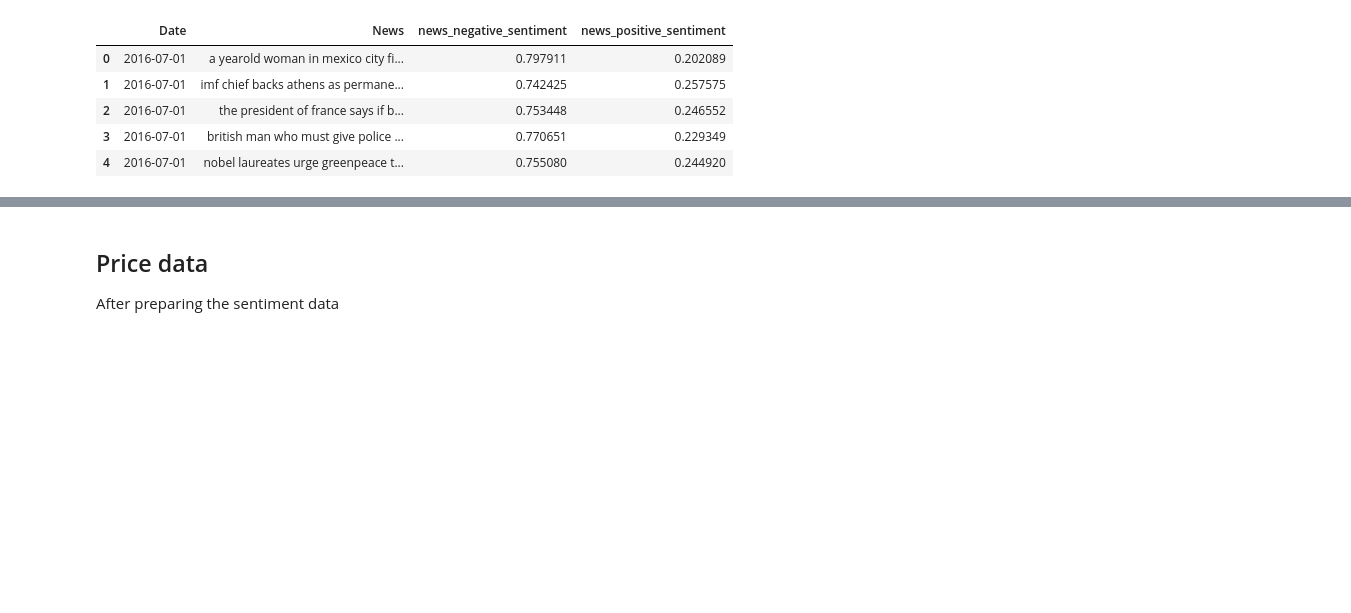
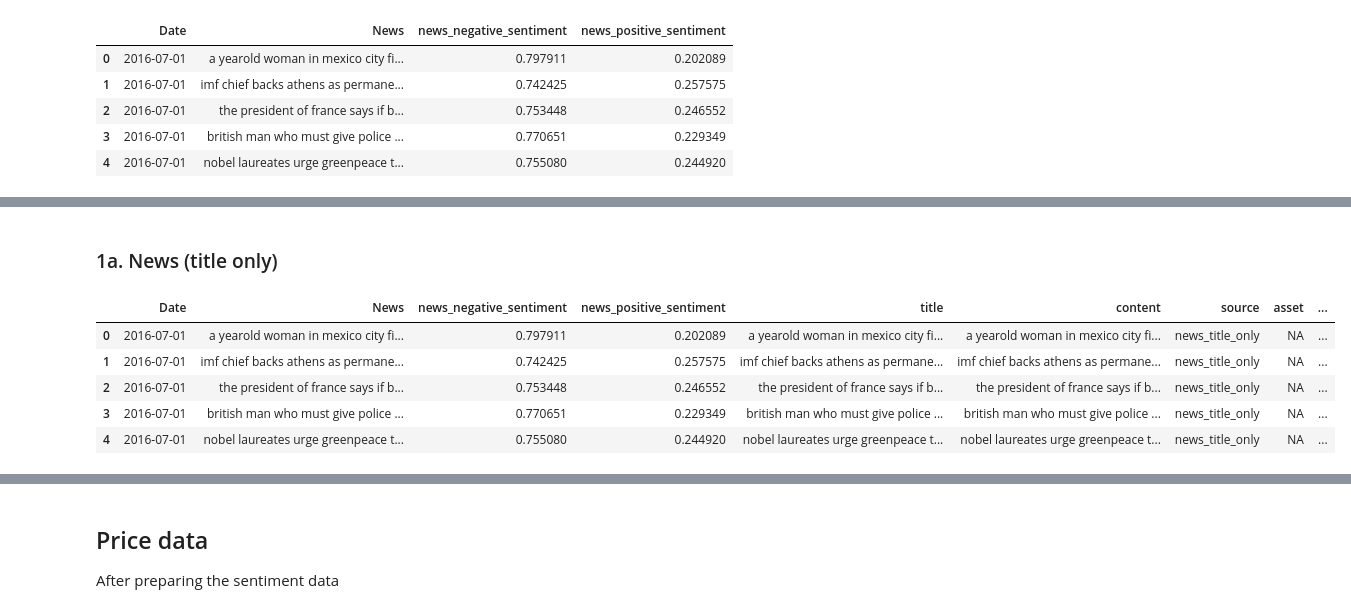
Before and after one commit to sd12498y/Cashcowputer, a Jupyter notebook: twitter sentiment classifier.ipynb, the cells around one changed output, grey strips where cells are left out. Saved outputs shown, nothing was run; the diff lists cells and outputs as text; code cells hidden in the pictures; blank space fills up the shorter version.

```diff
--- a/twitter sentiment classifier.ipynb
+++ b/twitter sentiment classifier.ipynb
@@ -324,6 +344,10 @@ def remove_url(text):
     pattern = r'http\S+'
     text = re.sub(pattern, '', text)
     return text
+def removeByteString(text):
+    if text.startswith('b\'') or text.startswith('b\"'):
+        return text[1:]
+    return text
 def pre_process_document(document):
     # strip HTML
     document = strip_html_tags(document)
@@ -345,8 +369,11 @@ def pre_process_document(document):
     # remove extra whitespace
     document = re.sub(' +', ' ', document)
     document = document.strip()
+    return document
 
-    return document
+pre_process_tweet = pre_process_document
+
+pre_process_news = lambda x: pre_process_document(removeByteString(x))
 # %%
 raw_sentiment= tweets['text'].apply(preprocessedAndtoSentimentScore).to_frame()
 tweets['negative'] = raw_sentiment['text'].apply(lambda x:x[0][0])
@@ -699,0 +724,17 @@ news.head()
+# %% [markdown]
+### 1a. News (title only)
+# %%
+news['title'] = news['News']
+news['content'] = news['News']
+news['source'] = 'news_title_only'
+news['asset'] = 'NA'
+news['timestamp'] = news['Date']
+# %%
+news.head()
+# %% [output]
+|  | Date | News | news_negative_sentiment | news_positive_sentiment | title | content | source | asset | ... |
+| 0 | 2016-07-01 | a yearold woman in mexico city fi... | 0.797911 | 0.202089 | a yearold woman in mexico city fi... | a yearold woman in mexico city fi... | news_title_only | NA | ... |
+| 1 | 2016-07-01 | imf chief backs athens as permane... | 0.742425 | 0.257575 | imf chief backs athens as permane... | imf chief backs athens as permane... | news_title_only | NA | ... |
+| 2 | 2016-07-01 | the president of france says if b... | 0.753448 | 0.246552 | the president of france says if b... | the president of france says if b... | news_title_only | NA | ... |
+| 3 | 2016-07-01 | british man who must give police ... | 0.770651 | 0.229349 | british man who must give police ... | british man who must give police ... | news_title_only | NA | ... |
+| 4 | 2016-07-01 | nobel laureates urge greenpeace t... | 0.755080 | 0.244920 | nobel laureates urge greenpeace t... | nobel laureates urge greenpeace t... | news_title_only | NA | ... |
```
Also changed, not shown: parts of 59 cells of this notebook.
